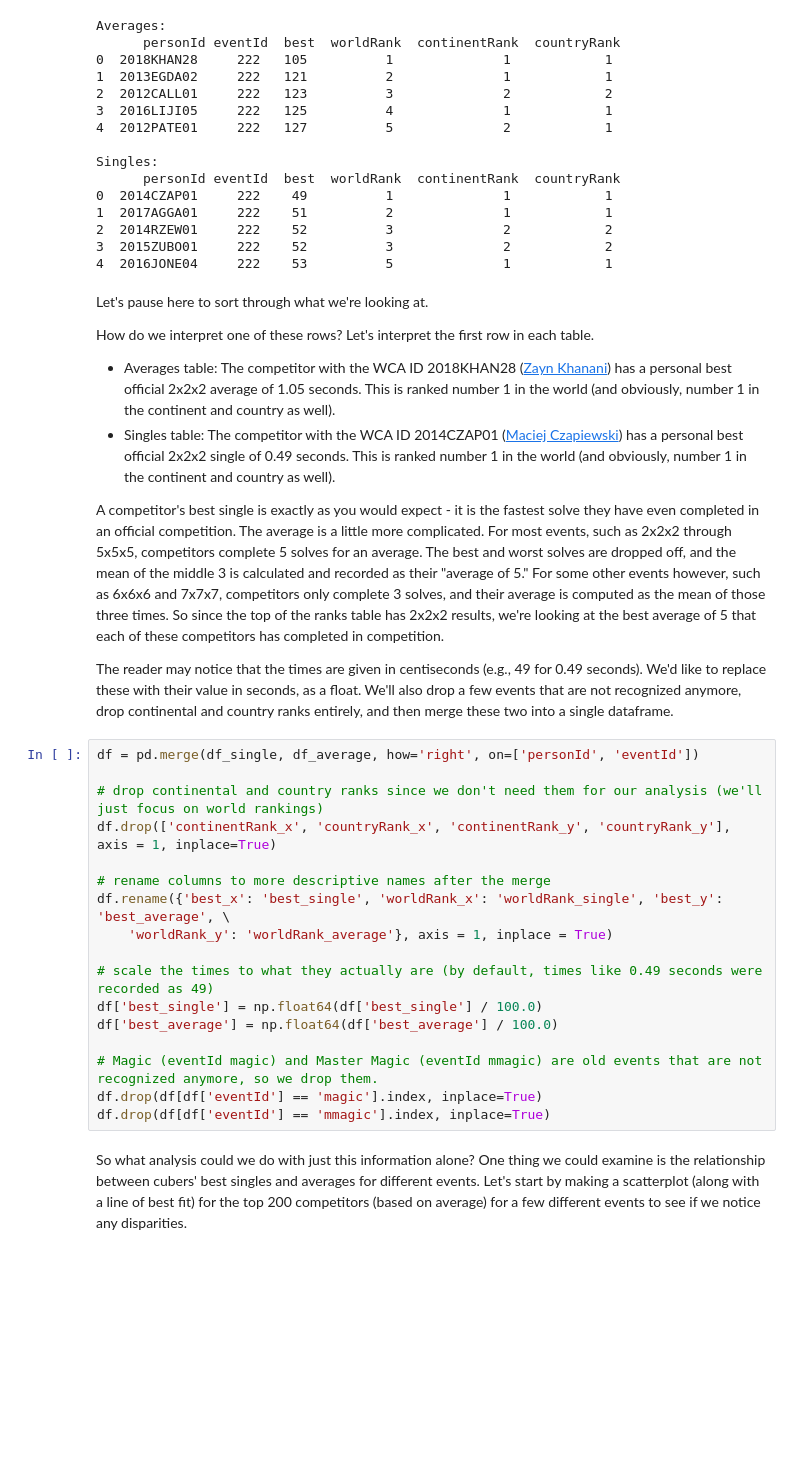
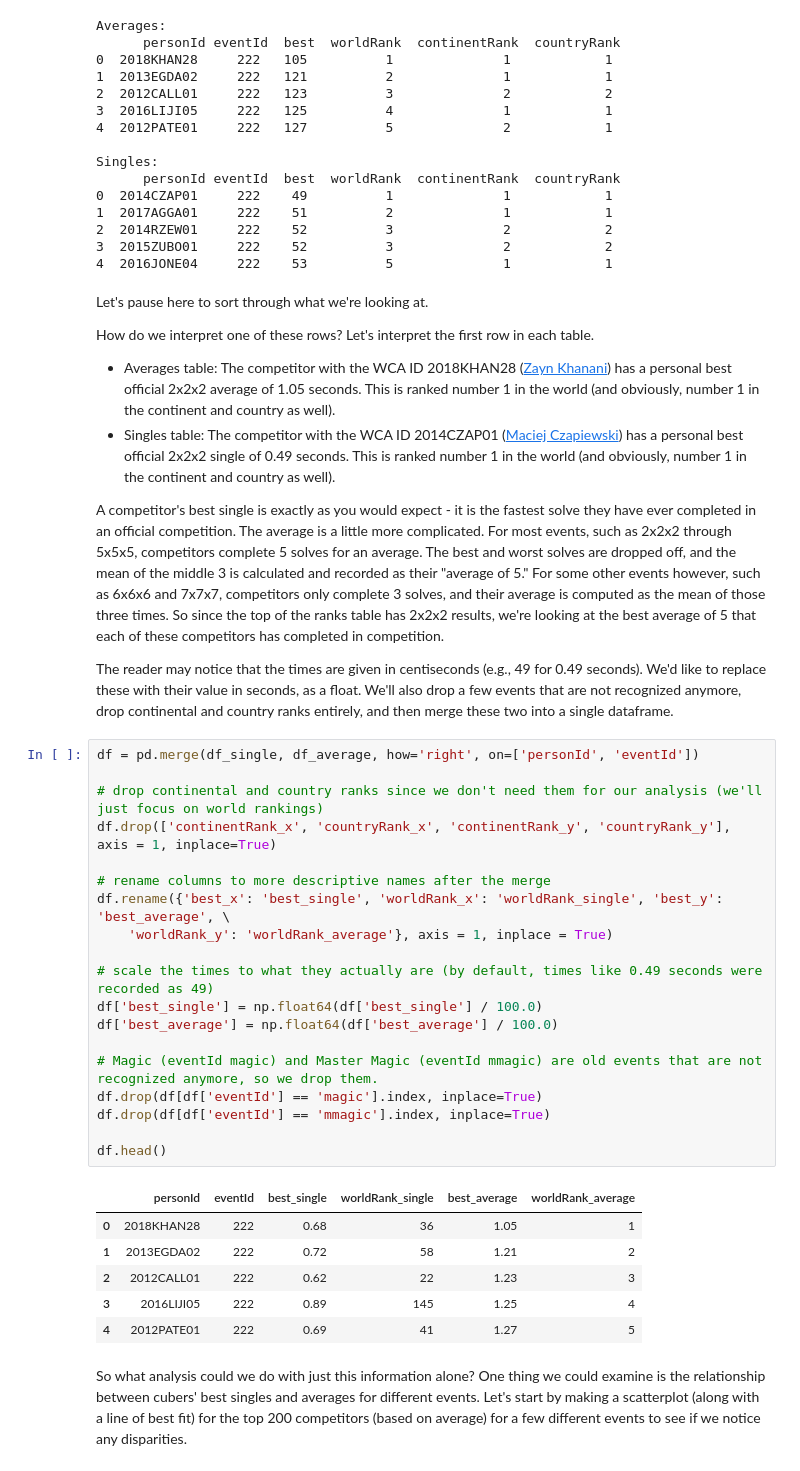
Before and after one commit to seanbelke/CMSC320-Final-Tutorial, a Jupyter notebook: wca-analysis.ipynb, the cells around one changed output. Drawn from its saved outputs; the diff is of its cells as text; blank space fills up the shorter version.

```diff
--- a/wca-analysis.ipynb
+++ b/wca-analysis.ipynb
@@ -74,26 +74,35 @@ How do we interpret one of these rows?  Let's interpret the first row in each ta
 - Averages table: The competitor with the WCA ID 2018KHAN28 ([Zayn Khanani](https://www.worldcubeassociation.org/persons/2018KHAN28)) has a personal best official 2x2x2 average of 1.05 seconds.  This is ranked number 1 in the world (and obviously, number 1 in the continent and country as well).
 - Singles table: The competitor with the WCA ID 2014CZAP01 ([Maciej Czapiewski](https://www.worldcubeassociation.org/persons/2014CZAP01)) has a personal best official 2x2x2 single of 0.49 seconds.  This is ranked number 1 in the world (and obviously, number 1 in the continent and country as well).
 
-A competitor's best single is exactly as you would expect - it is the fastest solve they have even completed in an official competition.  The average is a little more complicated.  For most events, such as 2x2x2 through 5x5x5, competitors complete 5 solves for an average.  The best and worst solves are dropped off, and the mean of the middle 3 is calculated and recorded as their "average of 5."  For some other events however, such as 6x6x6 and 7x7x7, competitors only complete 3 solves, and their average is computed as the mean of those three times.  So since the top of the ranks table has 2x2x2 results, we're looking at the best average of 5 that each of these competitors has completed in competition.
+A competitor's best single is exactly as you would expect - it is the fastest solve they have ever completed in an official competition.  The average is a little more complicated.  For most events, such as 2x2x2 through 5x5x5, competitors complete 5 solves for an average.  The best and worst solves are dropped off, and the mean of the middle 3 is calculated and recorded as their "average of 5."  For some other events however, such as 6x6x6 and 7x7x7, competitors only complete 3 solves, and their average is computed as the mean of those three times.  So since the top of the ranks table has 2x2x2 results, we're looking at the best average of 5 that each of these competitors has completed in competition.
 
 The reader may notice that the times are given in centiseconds (e.g., 49 for 0.49 seconds).  We'd like to replace these with their value in seconds, as a float.  We'll also drop a few events that are not recognized anymore, drop continental and country ranks entirely, and then merge these two into a single dataframe.
 # %%
 df = pd.merge(df_single, df_average, how='right', on=['personId', 'eventId'])
 
 # drop continental and country ranks since we don't need them for our analysis (we'll just focus on world rankings)
 df.drop(['continentRank_x', 'countryRank_x', 'continentRank_y', 'countryRank_y'], axis = 1, inplace=True)
 
 # rename columns to more descriptive names after the merge
 df.rename({'best_x': 'best_single', 'worldRank_x': 'worldRank_single', 'best_y': 'best_average', \
     'worldRank_y': 'worldRank_average'}, axis = 1, inplace = True)
 
 # scale the times to what they actually are (by default, times like 0.49 seconds were recorded as 49)
 df['best_single'] = np.float64(df['best_single'] / 100.0)
 df['best_average'] = np.float64(df['best_average'] / 100.0)
 
 # Magic (eventId magic) and Master Magic (eventId mmagic) are old events that are not recognized anymore, so we drop them.
 df.drop(df[df['eventId'] == 'magic'].index, inplace=True)
 df.drop(df[df['eventId'] == 'mmagic'].index, inplace=True)
+
+df.head()
+# %% [output]
+|  | personId | eventId | best_single | worldRank_single | best_average | worldRank_average |
+| 0 | 2018KHAN28 | 222 | 0.68 | 36 | 1.05 | 1 |
+| 1 | 2013EGDA02 | 222 | 0.72 | 58 | 1.21 | 2 |
+| 2 | 2012CALL01 | 222 | 0.62 | 22 | 1.23 | 3 |
+| 3 | 2016LIJI05 | 222 | 0.89 | 145 | 1.25 | 4 |
+| 4 | 2012PATE01 | 222 | 0.69 | 41 | 1.27 | 5 |
 # %% [markdown]
 So what analysis could we do with just this information alone?  One thing we could examine is the relationship between cubers' best singles and averages for different events.  Let's start by making a scatterplot (along with a line of best fit) for the top 200 competitors (based on average) for a few different events to see if we notice any disparities.
 # %%
```
Also changed, not shown: parts of 8 cells of this notebook.
